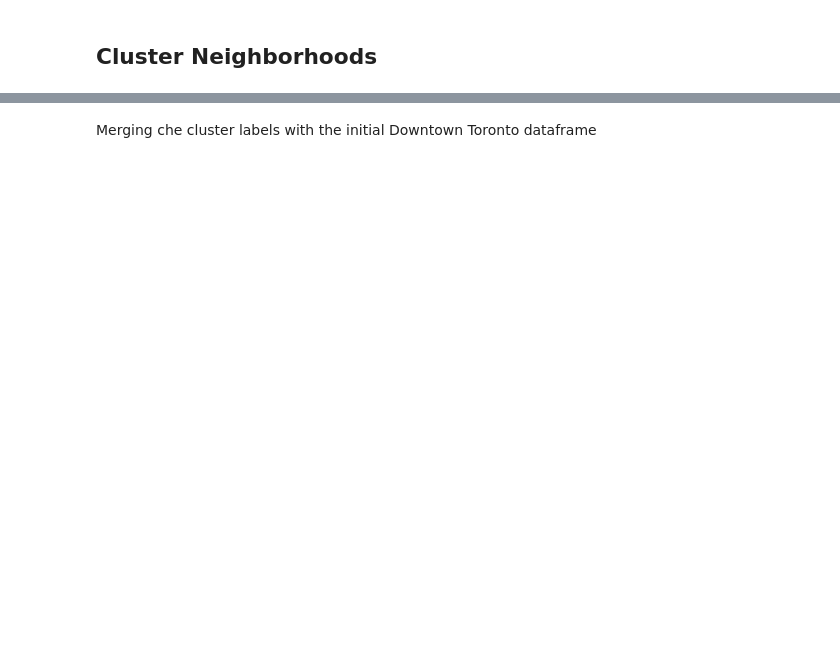
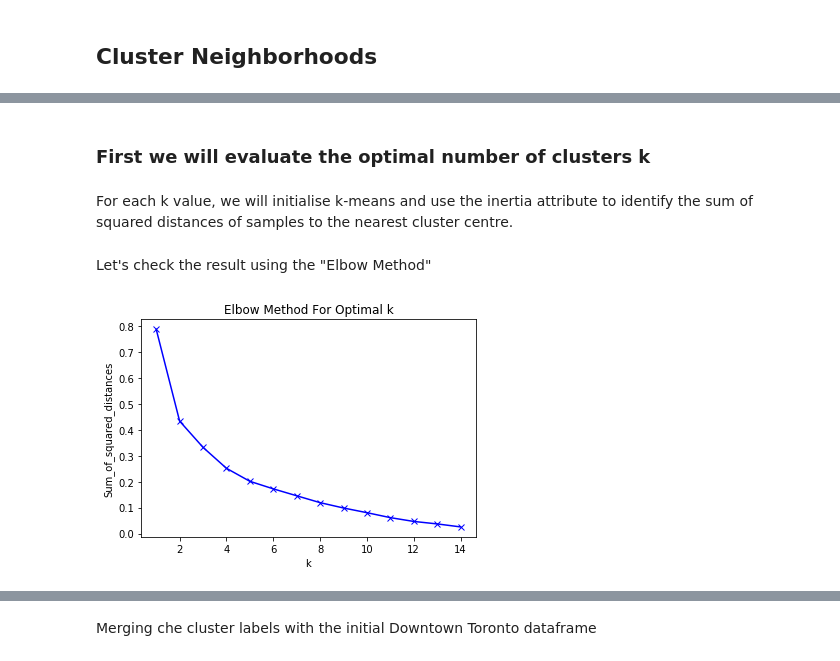
Before and after one commit to MianHan/Coursera_Capstone, a Jupyter notebook: Capstone_Toronto_coordinates.ipynb, the cells around one changed output, grey strips where cells are left out. Drawn from its saved outputs; the diff is of its cells as text; code cells hidden in the pictures; blank space fills up the shorter version.

```diff
--- a/Capstone_Toronto_coordinates.ipynb
+++ b/Capstone_Toronto_coordinates.ipynb
@@ -552,0 +553,23 @@ Run *k*-means to cluster the neighborhood into 5 clusters.
+# %% [markdown]
+### First we will evaluate the optimal number of clusters k
+# %%
+DownT_grouped_clustering = DownT_grouped.drop('Neighborhood', 1)
+# %% [markdown]
+For each k value, we will initialise k-means and use the inertia attribute to identify the sum of squared distances of samples to the nearest cluster centre.
+# %%
+Sum_of_squared_distances = []
+K = range(1,15)
+for k in K:
+    km = KMeans(n_clusters=k)
+    km = km.fit(DownT_grouped_clustering)
+    Sum_of_squared_distances.append(km.inertia_)
+# %% [markdown]
+Let's check the result using the "Elbow Method"
+# %%
+plt.plot(K, Sum_of_squared_distances, 'bx-')
+plt.xlabel('k')
+plt.ylabel('Sum_of_squared_distances')
+plt.title('Elbow Method For Optimal k')
+plt.show()
+# %% [output]
+[figure, added]
```
Also changed, not shown: parts of 17 cells of this notebook.
